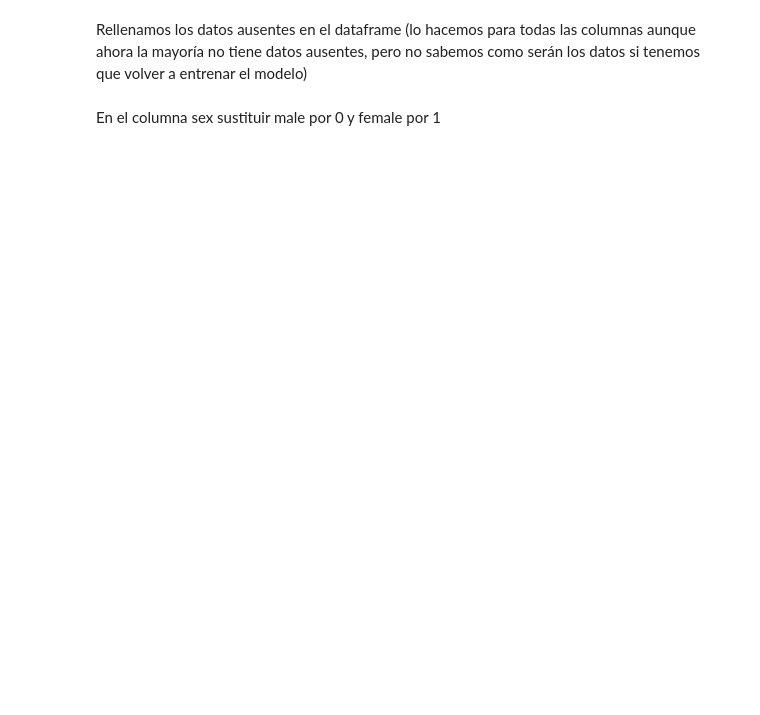
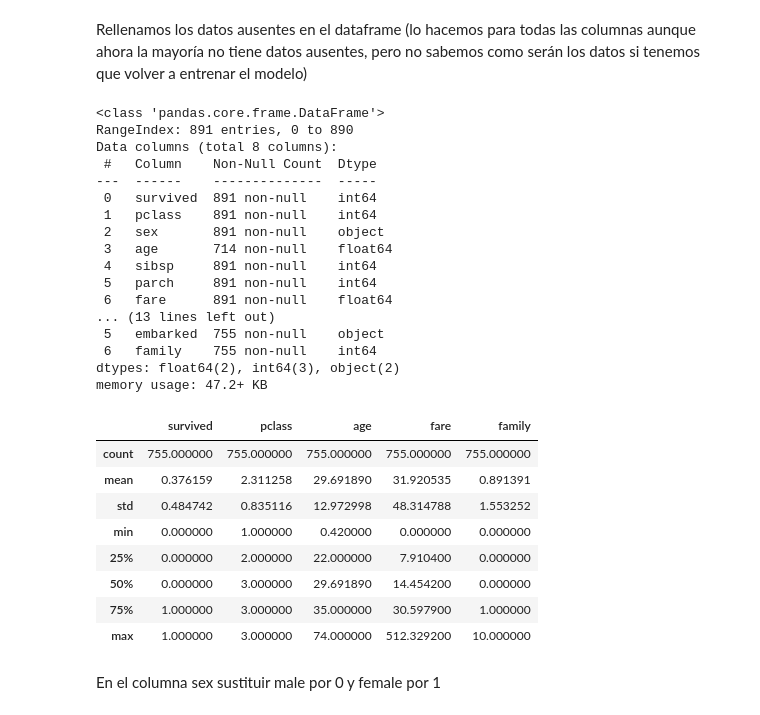
Before and after one commit to Mario-Lopez-Gonzalez/Python_clase, a Jupyter notebook: SAPA/Ejercicios/2_4Ejercicios.ipynb, the cells around one changed output. Drawn from its saved outputs; the diff is of its cells as text; code cells hidden in the pictures; blank space fills up the shorter version.

```diff
--- a/SAPA/Ejercicios/2_4Ejercicios.ipynb
+++ b/SAPA/Ejercicios/2_4Ejercicios.ipynb
@@ -455,8 +455,12 @@ plt.show()
 ### DIVIDIR LOS DATOS
 # %% [markdown]
 Es hora de separar el conjunto de entrenamiento del conjunto de prueba (85% para el entrenamiento y haciendo un muestreo estratificado según la clase del billete, que parece que es una de las más correlacionada con la carracteristica survived y hay bastante más pasajeros de clase 3 que de clase 1 y2).
+# %%
+train_set, test_set = train_test_split(df_titanic, test_size=0.15, stratify=df_titanic["pclass"], random_state=3)
 # %% [markdown]
 Haz una copia del conjunto de entrenamiento para trabajar con él.
+# %%
+my_train_set = train_set.copy()
 # %% [markdown]
 ### PREPARAR LOS DATOS
 # %% [markdown]
@@ -488,3 +492,9 @@ Hay que crear un pipeline de transformación que haga los siguientes cambios:
 Pero vamos a empezar poco a poco
 # %% [markdown]
 Crea el atributo familia como suma de sibsp y parch y luego borra sibsp y parch
+# %%
+my_train_set["family"] = my_train_set["sibsp"] + my_train_set["parch"]
+my_train_set = my_train_set.drop("sibsp", axis=1)
+my_train_set = my_train_set.drop("parch", axis=1)
+df_titanic.info()
+my_train_set.info()
@@ -491,4 +519,42 @@ Crea el atributo familia como suma de sibsp y parch y luego borra sibsp y parch
 # %% [markdown]
 Rellenamos los datos ausentes en el dataframe (lo hacemos para todas las columnas aunque ahora la mayoría no tiene datos ausentes, pero no sabemos como serán los datos si tenemos que volver a entrenar el modelo)
+# %%
+# Limpiamos embarked aparte que es categorica
+my_train_set.dropna(subset=["embarked"], inplace=True)
+# Sacamos las columnas numéricas para aplicar la media
+numeric_columns = my_train_set.select_dtypes(include='number')
+# Llenamos todos los NA por la media de la columna
+my_train_set[numeric_columns.columns] = numeric_columns.fillna(numeric_columns.mean())
+df_titanic.info()
+my_train_set.info()
+df_titanic.describe()
+my_train_set.describe()
+# %% [output]
+<class 'pandas.core.frame.DataFrame'>
+RangeIndex: 891 entries, 0 to 890
+Data columns (total 8 columns):
+ #   Column    Non-Null Count  Dtype
+---  ------    --------------  -----
+ 0   survived  891 non-null    int64
+ 1   pclass    891 non-null    int64
+ 2   sex       891 non-null    object
+ 3   age       714 non-null    float64
+ 4   sibsp     891 non-null    int64
+ 5   parch     891 non-null    int64
+ 6   fare      891 non-null    float64
+... (13 lines left out)
+ 5   embarked  755 non-null    object
+ 6   family    755 non-null    int64
+dtypes: float64(2), int64(3), object(2)
+memory usage: 47.2+ KB
+|  | survived | pclass | age | fare | family |
+| count | 755.000000 | 755.000000 | 755.000000 | 755.000000 | 755.000000 |
+| mean | 0.376159 | 2.311258 | 29.691890 | 31.920535 | 0.891391 |
+| std | 0.484742 | 0.835116 | 12.972998 | 48.314788 | 1.553252 |
+| min | 0.000000 | 1.000000 | 0.420000 | 0.000000 | 0.000000 |
+| 25% | 0.000000 | 2.000000 | 22.000000 | 7.910400 | 0.000000 |
+| 50% | 0.000000 | 3.000000 | 29.691890 | 14.454200 | 0.000000 |
+| 75% | 1.000000 | 3.000000 | 35.000000 | 30.597900 | 1.000000 |
+| max | 1.000000 | 3.000000 | 74.000000 | 512.329200 | 10.000000 |
 # %% [markdown]
 En el columna sex sustituir male por 0 y female por 1
```
Also changed, not shown: parts of 10 cells of this notebook.
